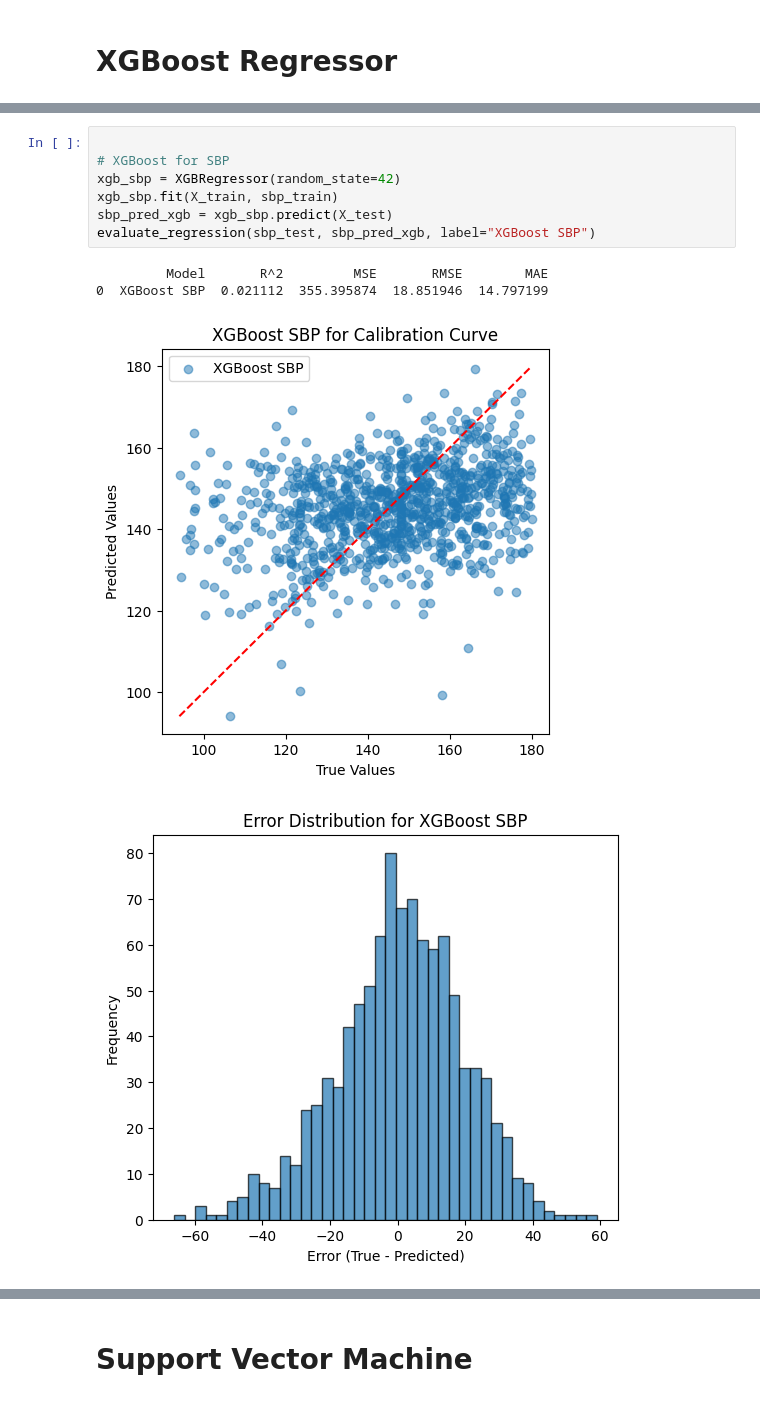
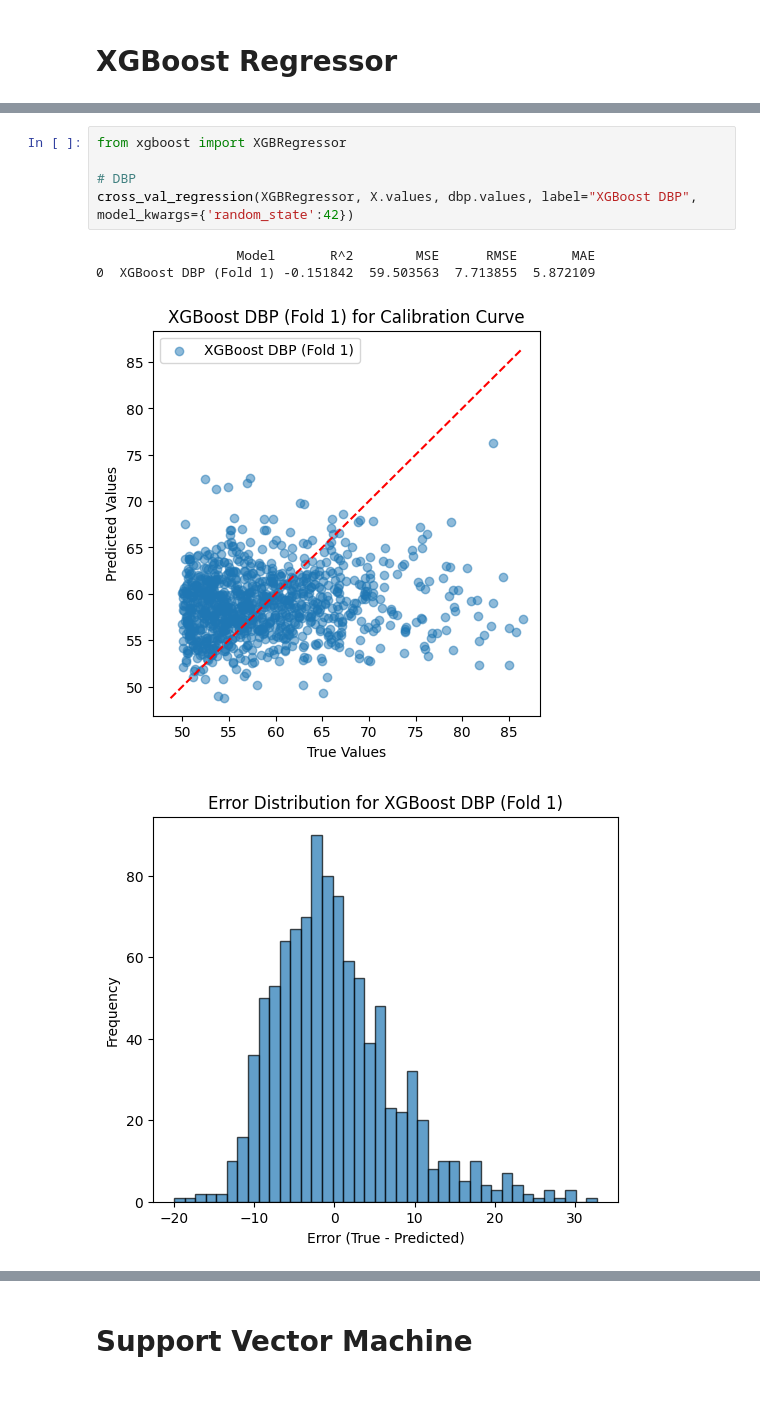
Before and after one commit to AniruthAnanth/CuffLessBloodPressureEstimation, a Jupyter notebook: main.ipynb, the cells around one changed output, grey strips where cells are left out. Drawn from its saved outputs; the diff is of its cells as text.

```diff
--- a/main.ipynb
+++ b/main.ipynb
@@ -166,12 +240,10 @@ evaluate_regression(dbp_test, dbp_pred_xgb, label="XGBoost DBP")
-# %%
-
-# XGBoost for SBP
-xgb_sbp = XGBRegressor(random_state=42)
-xgb_sbp.fit(X_train, sbp_train)
-sbp_pred_xgb = xgb_sbp.predict(X_test)
-evaluate_regression(sbp_test, sbp_pred_xgb, label="XGBoost SBP")
-# %% [output]
-         Model       R^2         MSE       RMSE        MAE
-0  XGBoost SBP  0.021112  355.395874  18.851946  14.797199
-[figure, removed]
-[figure, removed]
+# %%
+from xgboost import XGBRegressor
+
+# DBP
+cross_val_regression(XGBRegressor, X.values, dbp.values, label="XGBoost DBP", model_kwargs={'random_state':42})
+# %% [output]
+                  Model       R^2        MSE      RMSE       MAE
+0  XGBoost DBP (Fold 1) -0.151842  59.503563  7.713855  5.872109
+[figure, added]
+[figure, added]
```
Also changed, not shown: parts of 34 cells of this notebook.
